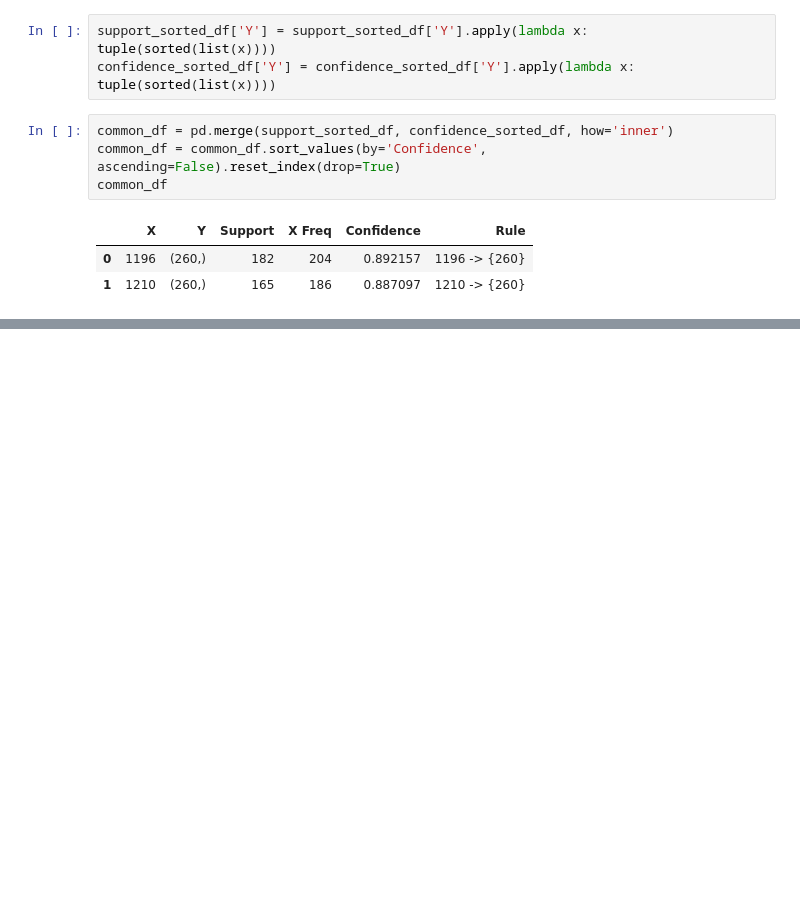
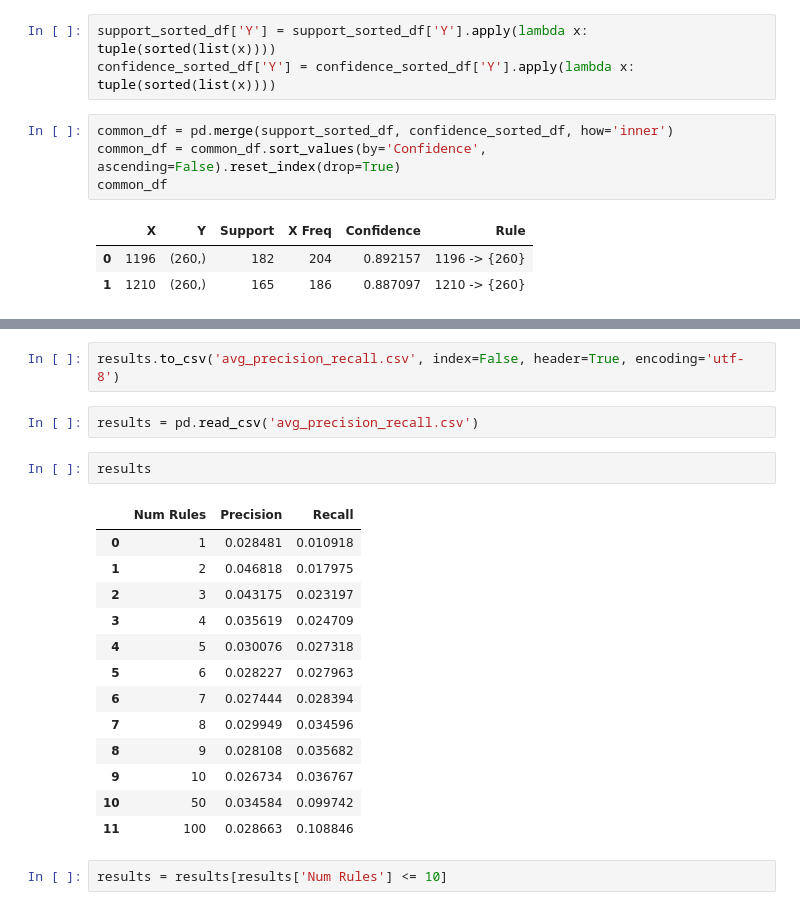
Before and after one commit to Data-Analytics-IIITH/A3, a Jupyter notebook: 3_recommender.ipynb, the cells around one changed output, grey strips where cells are left out. Saved outputs shown, nothing was run; the diff lists cells and outputs as text; blank space fills up the shorter version.

```diff
--- a/3_recommender.ipynb
+++ b/3_recommender.ipynb
@@ -570,0 +711,22 @@ common_df
+# %%
+results.to_csv('avg_precision_recall.csv', index=False, header=True, encoding='utf-8')
+# %%
+results = pd.read_csv('avg_precision_recall.csv')
+# %%
+results
+# %% [output]
+|  | Num Rules | Precision | Recall |
+| 0 | 1 | 0.028481 | 0.010918 |
+| 1 | 2 | 0.046818 | 0.017975 |
+| 2 | 3 | 0.043175 | 0.023197 |
+| 3 | 4 | 0.035619 | 0.024709 |
+| 4 | 5 | 0.030076 | 0.027318 |
+| 5 | 6 | 0.028227 | 0.027963 |
+| 6 | 7 | 0.027444 | 0.028394 |
+| 7 | 8 | 0.029949 | 0.034596 |
+| 8 | 9 | 0.028108 | 0.035682 |
+| 9 | 10 | 0.026734 | 0.036767 |
+| 10 | 50 | 0.034584 | 0.099742 |
+| 11 | 100 | 0.028663 | 0.108846 |
+# %%
+results = results[results['Num Rules'] <= 10]
```
Also changed, not shown: parts of 7 cells of this notebook, 1 other file.
